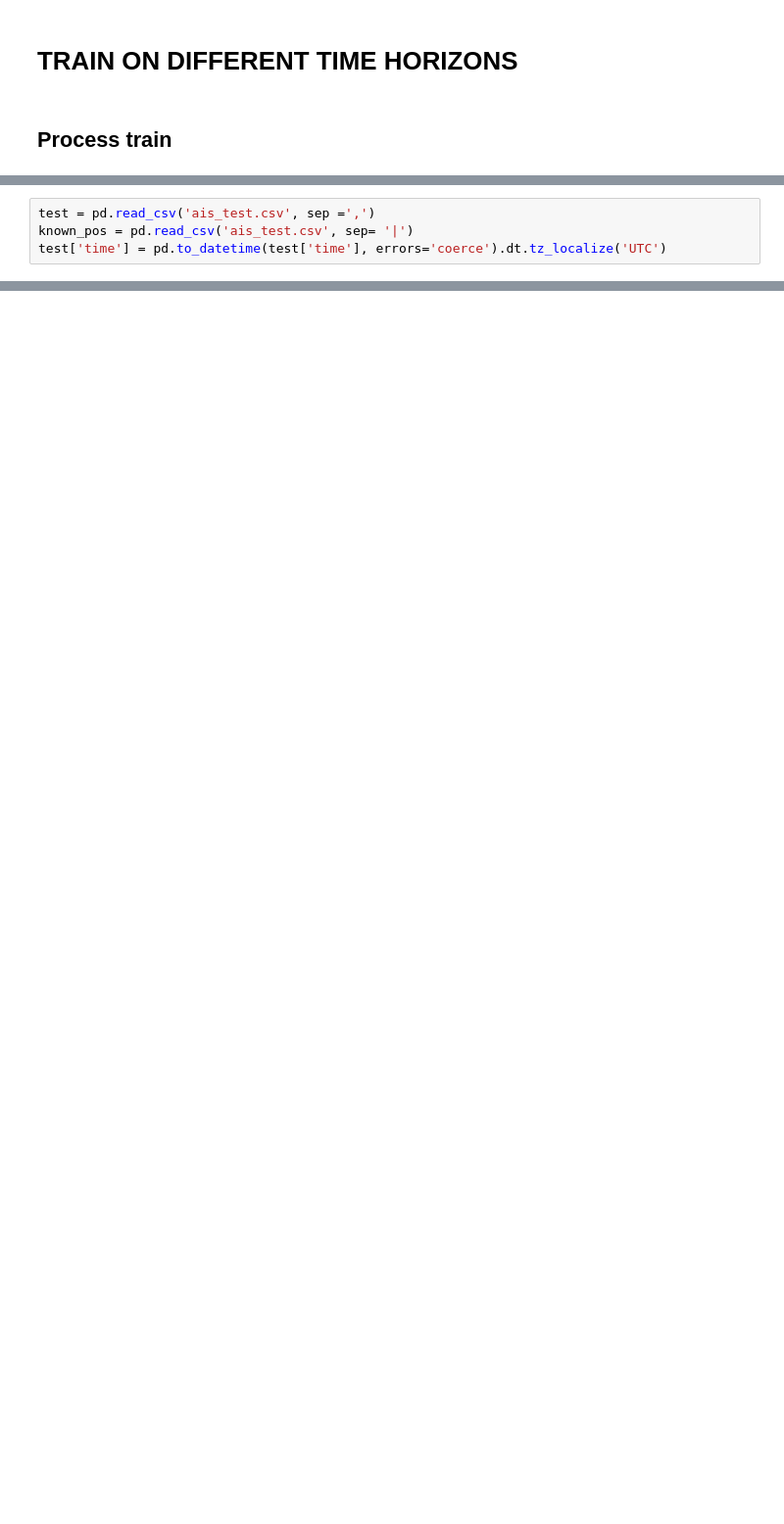
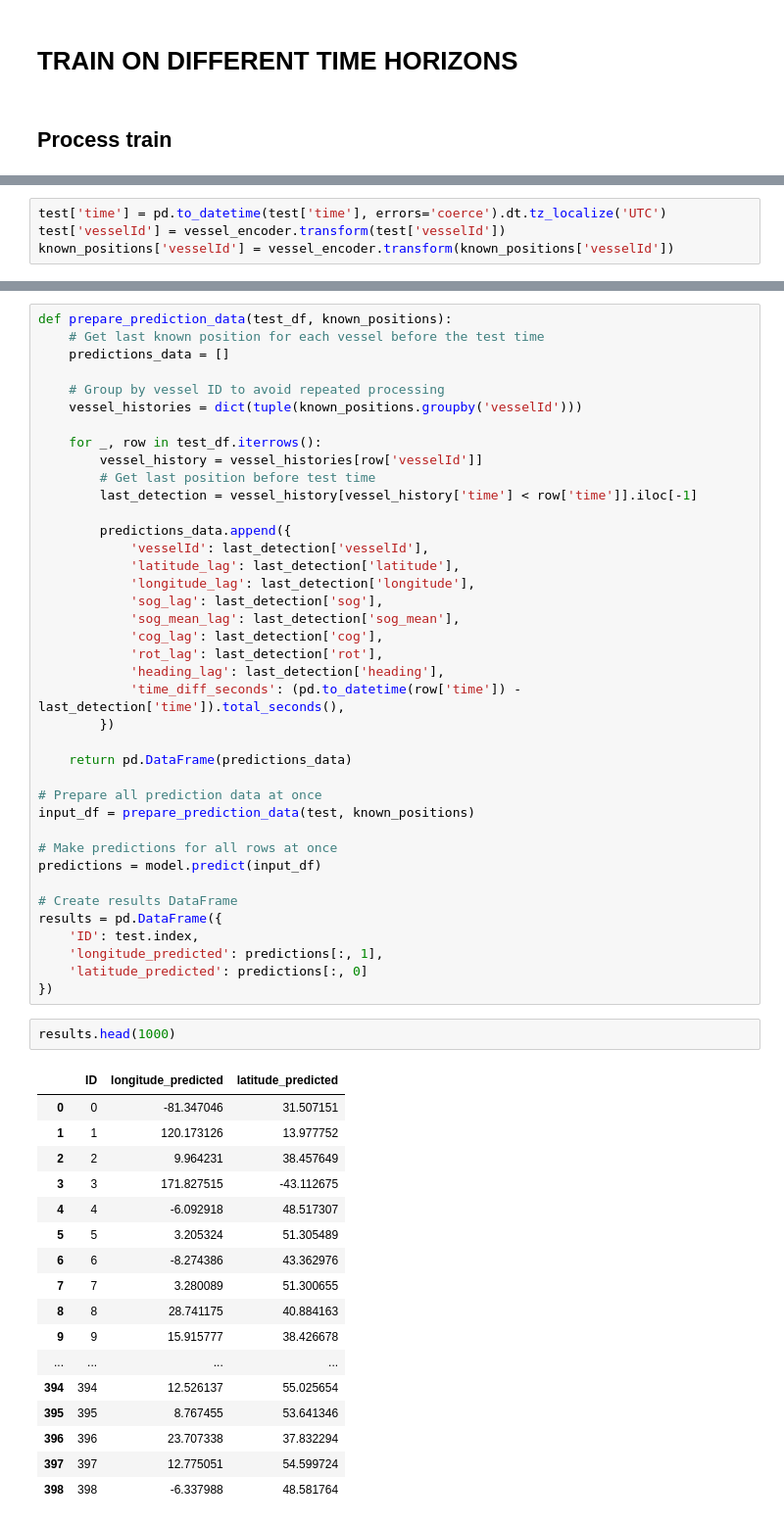
Before and after one commit to SPiso3/TDT4173-ML, a Jupyter notebook: data_proc_3.0.ipynb, the cells around one changed output, grey strips where cells are left out. Shown: that part at 98% size. Drawn from its saved outputs; the diff is of its cells as text; blank space fills up the shorter version.

```diff
--- a/data_proc_3.0.ipynb
+++ b/data_proc_3.0.ipynb
@@ -151,4 +194,4 @@ mae
 # %%
-test = pd.read_csv('ais_test.csv', sep =',')
-known_pos = pd.read_csv('ais_test.csv', sep= '|')
 test['time'] = pd.to_datetime(test['time'], errors='coerce').dt.tz_localize('UTC')
+test['vesselId'] = vessel_encoder.transform(test['vesselId'])
+known_positions['vesselId'] = vessel_encoder.transform(known_positions['vesselId'])
@@ -185,0 +198,59 @@ def predict_future_position(id, vessel_id, time):
+# %%
+def prepare_prediction_data(test_df, known_positions):
+    # Get last known position for each vessel before the test time
+    predictions_data = []
+
+    # Group by vessel ID to avoid repeated processing
+    vessel_histories = dict(tuple(known_positions.groupby('vesselId')))
+
+    for _, row in test_df.iterrows():
+        vessel_history = vessel_histories[row['vesselId']]
+        # Get last position before test time
+        last_detection = vessel_history[vessel_history['time'] < row['time']].iloc[-1]
+
+        predictions_data.append({
+            'vesselId': last_detection['vesselId'],
+            'latitude_lag': last_detection['latitude'],
+            'longitude_lag': last_detection['longitude'],
+            'sog_lag': last_detection['sog'],
+            'sog_mean_lag': last_detection['sog_mean'],
+            'cog_lag': last_detection['cog'],
+            'rot_lag': last_detection['rot'],
+            'heading_lag': last_detection['heading'],
+            'time_diff_seconds': (pd.to_datetime(row['time']) - last_detection['time']).total_seconds(),
+        })
+
+    return pd.DataFrame(predictions_data)
+
+# Prepare all prediction data at once
+input_df = prepare_prediction_data(test, known_positions)
+
+# Make predictions for all rows at once
+predictions = model.predict(input_df)
+
+# Create results DataFrame
+results = pd.DataFrame({
+    'ID': test.index,
+    'longitude_predicted': predictions[:, 1],
+    'latitude_predicted': predictions[:, 0]
+})
+# %%
+results.head(1000)
+# %% [output]
+|  | ID | longitude_predicted | latitude_predicted |
+| 0 | 0 | -81.347046 | 31.507151 |
+| 1 | 1 | 120.173126 | 13.977752 |
+| 2 | 2 | 9.964231 | 38.457649 |
+| 3 | 3 | 171.827515 | -43.112675 |
+| 4 | 4 | -6.092918 | 48.517307 |
+| 5 | 5 | 3.205324 | 51.305489 |
+| 6 | 6 | -8.274386 | 43.362976 |
+| 7 | 7 | 3.280089 | 51.300655 |
+| 8 | 8 | 28.741175 | 40.884163 |
+| 9 | 9 | 15.915777 | 38.426678 |
+| ... | ... | ... | ... |
+| 394 | 394 | 12.526137 | 55.025654 |
+| 395 | 395 | 8.767455 | 53.641346 |
+| 396 | 396 | 23.707338 | 37.832294 |
+| 397 | 397 | 12.775051 | 54.599724 |
+| 398 | 398 | -6.337988 | 48.581764 |
```
Also changed, not shown: parts of 10 cells of this notebook.
